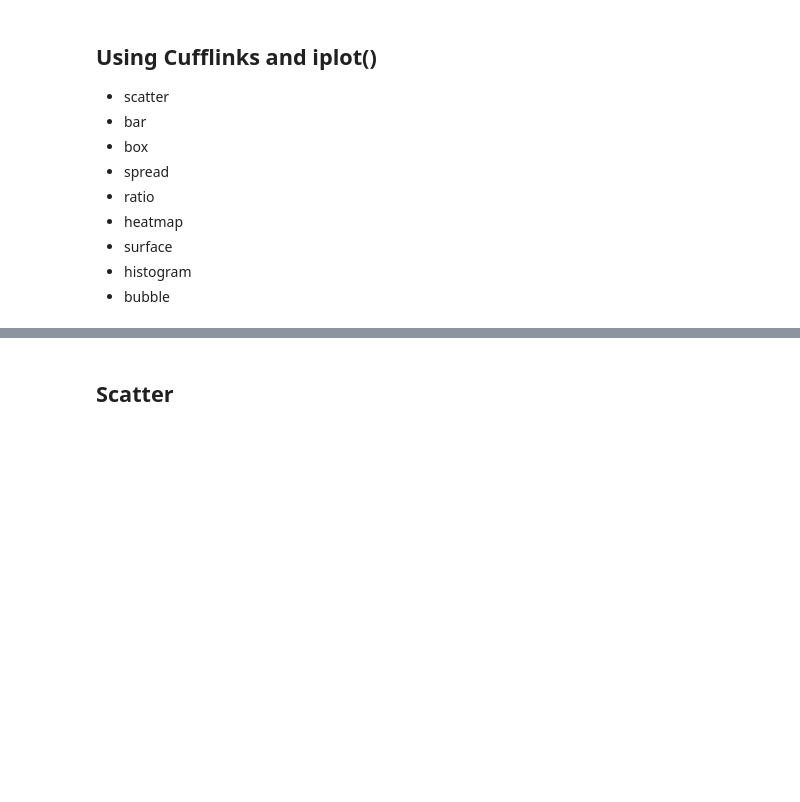
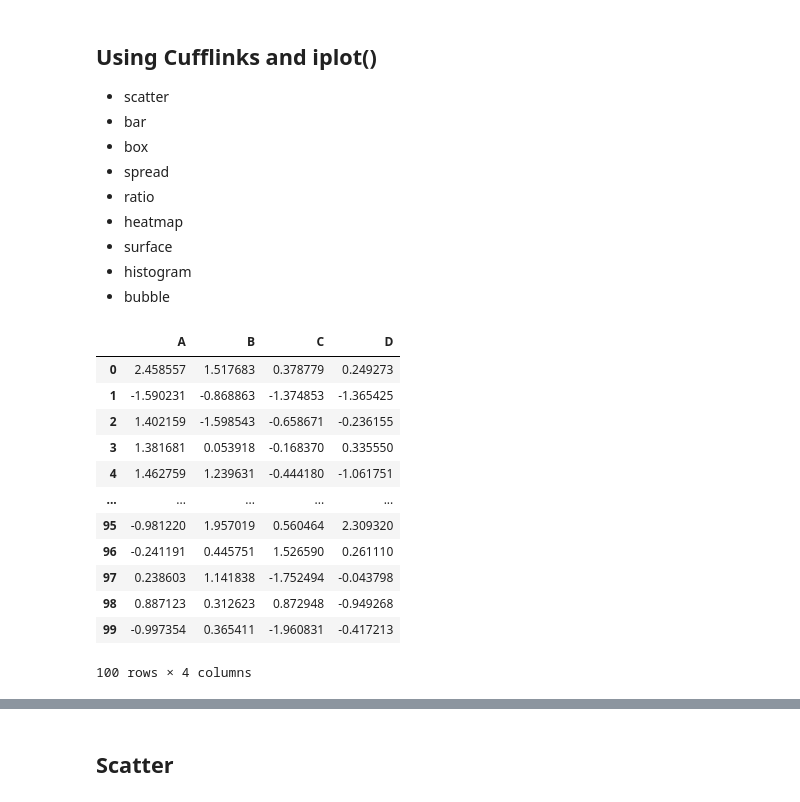
Before and after one commit to LuisReyes98/udemy-machine-learning, a Jupyter notebook: 08-Plotly-and-Cufflinks/01-Plotly and Cufflinks.ipynb, the cells around one changed output, grey strips where cells are left out. Drawn from its saved outputs; the diff is of its cells as text; code cells hidden in the pictures; blank space fills up the shorter version.

```diff
--- a/08-Plotly-and-Cufflinks/01-Plotly and Cufflinks.ipynb
+++ b/08-Plotly-and-Cufflinks/01-Plotly and Cufflinks.ipynb
@@ -112,3 +121,19 @@ df2.head()
 * surface
 * histogram
 * bubble
+# %%
+df
+# %% [output]
+|  | A | B | C | D |
+| 0 | 2.458557 | 1.517683 | 0.378779 | 0.249273 |
+| 1 | -1.590231 | -0.868863 | -1.374853 | -1.365425 |
+| 2 | 1.402159 | -1.598543 | -0.658671 | -0.236155 |
+| 3 | 1.381681 | 0.053918 | -0.168370 | 0.335550 |
+| 4 | 1.462759 | 1.239631 | -0.444180 | -1.061751 |
+| ... | ... | ... | ... | ... |
+| 95 | -0.981220 | 1.957019 | 0.560464 | 2.309320 |
+| 96 | -0.241191 | 0.445751 | 1.526590 | 0.261110 |
+| 97 | 0.238603 | 1.141838 | -1.752494 | -0.043798 |
+| 98 | 0.887123 | 0.312623 | 0.872948 | -0.949268 |
+| 99 | -0.997354 | 0.365411 | -1.960831 | -0.417213 |
+100 rows × 4 columns
```
Also changed, not shown: parts of 27 cells of this notebook.
